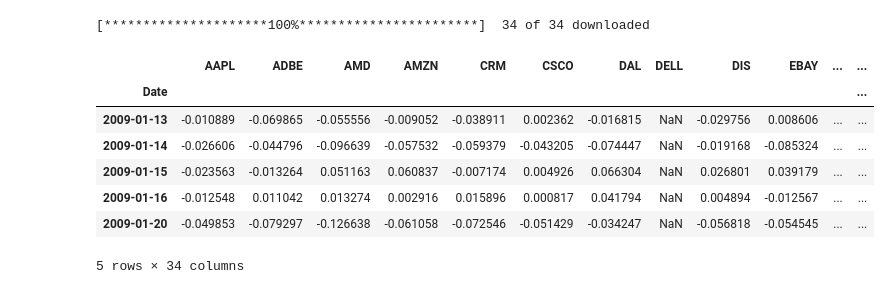
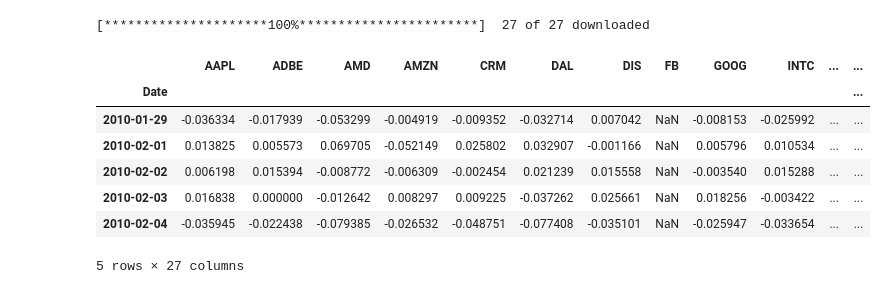
Before and after one commit to marekgalovic/optfolio, a Jupyter notebook: examples/Portfolio Optimize.ipynb, the cells around one changed output. Cells and saved outputs as stored; diff of their text form; code cells hidden in the pictures.

```diff
--- a/examples/Portfolio Optimize.ipynb
+++ b/examples/Portfolio Optimize.ipynb
@@ -9,50 +10,80 @@ import yfinance as yf
 
 from optfolio.optimize import Optimizer
 # %%
-PERIOD = '11y'
+PERIOD = '10y'
 TICKERS = [
     # Internet services
-    'msft', 'goog', 'fb', 'orcl', 'twtr', 'vmw',
+    'msft',
+    'goog',
+    'fb',
+#     'twtr',
+    'vmw',
+#     'orcl',
+#     'bidu',
+    'spot',
     # Application software
-    'adbe', 'crm', 'wday', 'sap', 'shop',
+    'shop',
+    'adbe',
+    'crm',
+#     'wday',
+#     'sap',
+    'sq',
+    'team',
     # Comm. equipment
-    'csco',
+#     'csco',
     # Semiconductors
-    'intc', 'amd', 'txn', 'qcom', 'nvda',
+    'intc',
+    'amd',
+    'txn',
+# #     'qcom',
+    'nvda',
     # Misc
-    'dell',
+#     'dell',
     # Personal finance
-    'v', 'ma', 'pypl',
+    'v',
+    'ma',
+    'pypl',
     # Consumer directionary
-    'aapl', 'nke', 'sne', 'amzn', 'ebay',
+    'aapl',
+    'nke',
+#     'ads',
+#     'sne',
+    'amzn',
+#     'ebay',
+#     'baba',
     # Aerospace
-    'lmt', 'noc',
+    'lmt',
+    'noc',
+#     'ba',
     # Media
-    'nflx', 'dis',
+    'nflx',
+    'dis',
     # Airlines
-    'dal', 'ual', 'luv',
+    'dal',
+    'ual',
+#     'luv',
     # Automotive
     'tsla'
 ]
 
 data = yf.download(
     tickers=TICKERS,
     period=PERIOD,
     interval='1d',
     auto_adjust=True,
     prepost=False,
     groupby='ticker'
 ).dropna(axis=1, how='all')
 
 daily_returns = (data['Close'] / data['Close'].shift(1) - 1)[1:]
 daily_returns.head()
 # %% [output]
-[*********************100%***********************]  34 of 34 downloaded
+[*********************100%***********************]  27 of 27 downloaded
-|  | AAPL | ADBE | AMD | AMZN | CRM | CSCO | DAL | DELL | DIS | EBAY | ... | ... |
+|  | AAPL | ADBE | AMD | AMZN | CRM | DAL | DIS | FB | GOOG | INTC | ... | ... |
 | Date |  |  |  |  |  |  |  |  |  |  |  | ... |
-| 2009-01-13 | -0.010889 | -0.069865 | -0.055556 | -0.009052 | -0.038911 | 0.002362 | -0.016815 | NaN | -0.029756 | 0.008606 | ... | ... |
-| 2009-01-14 | -0.026606 | -0.044796 | -0.096639 | -0.057532 | -0.059379 | -0.043205 | -0.074447 | NaN | -0.019168 | -0.085324 | ... | ... |
-| 2009-01-15 | -0.023563 | -0.013264 | 0.051163 | 0.060837 | -0.007174 | 0.004926 | 0.066304 | NaN | 0.026801 | 0.039179 | ... | ... |
-| 2009-01-16 | -0.012548 | 0.011042 | 0.013274 | 0.002916 | 0.015896 | 0.000817 | 0.041794 | NaN | 0.004894 | -0.012567 | ... | ... |
-| 2009-01-20 | -0.049853 | -0.079297 | -0.126638 | -0.061058 | -0.072546 | -0.051429 | -0.034247 | NaN | -0.056818 | -0.054545 | ... | ... |
+| 2010-01-29 | -0.036334 | -0.017939 | -0.053299 | -0.004919 | -0.009352 | -0.032714 | 0.007042 | NaN | -0.008153 | -0.025992 | ... | ... |
+| 2010-02-01 | 0.013825 | 0.005573 | 0.069705 | -0.052149 | 0.025802 | 0.032907 | -0.001166 | NaN | 0.005796 | 0.010534 | ... | ... |
+| 2010-02-02 | 0.006198 | 0.015394 | -0.008772 | -0.006309 | -0.002454 | 0.021239 | 0.015558 | NaN | -0.003540 | 0.015288 | ... | ... |
+| 2010-02-03 | 0.016838 | 0.000000 | -0.012642 | 0.008297 | 0.009225 | -0.037262 | 0.025661 | NaN | 0.018256 | -0.003422 | ... | ... |
+| 2010-02-04 | -0.035945 | -0.022438 | -0.079385 | -0.026532 | -0.048751 | -0.077408 | -0.035101 | NaN | -0.025947 | -0.033654 | ... | ... |
-5 rows × 34 columns
+5 rows × 27 columns
```
Also changed, not shown: parts of 32 cells of this notebook, 3 other files.
